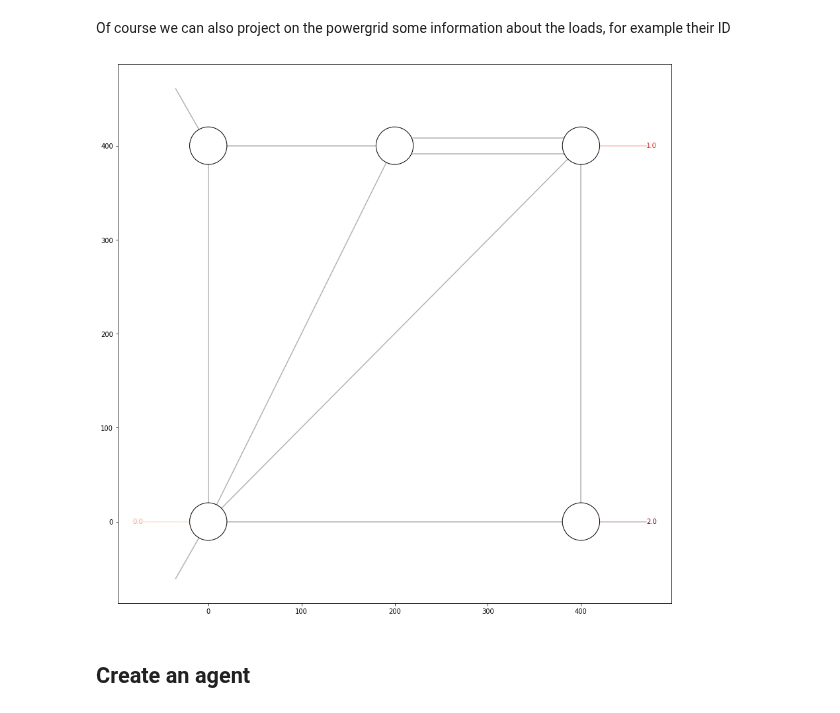
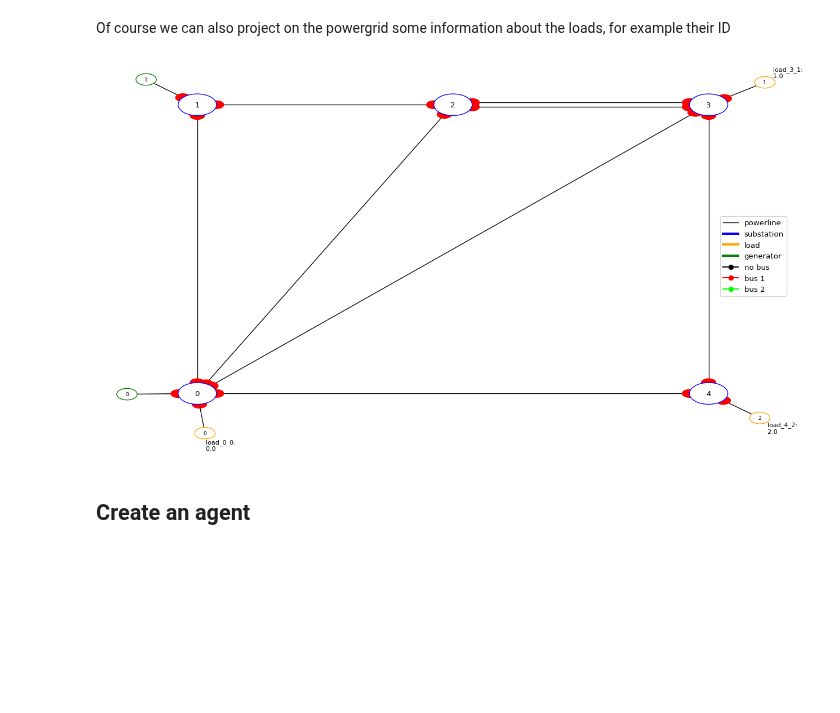
Before and after one commit to Grid2op/grid2op, a Jupyter notebook: getting_started/Example_5bus.ipynb, the cells around one changed output. Drawn from its saved outputs; the diff is of its cells as text; code cells hidden in the pictures; blank space fills up the shorter version.

```diff
--- a/getting_started/Example_5bus.ipynb
+++ b/getting_started/Example_5bus.ipynb
@@ -60,13 +43,9 @@ _ = plot_helper.plot_info(line_info=[None for el in range(env.n_line)],
 # %% [markdown]
 Of course we can also project on the powergrid some information about the loads, for example their ID
-# %%
-_ = plot_helper.plot_info(line_info=[None for el in range(env.n_line)],
-                          load_info=[el for el in range(env.n_load)],
-                          gen_info=[None for el in range(env.n_gen)],
-                          sub_info=[None for el in range(env.n_sub)],
-                          colormap="load")
-# %% [output]
-[figure, removed]
+# %%
+_ = plot_helper.plot_info(load_values=[el for el in range(env.n_load)])
+# %% [output]
+[figure, added]
 # %% [markdown]
 ## Create an agent
 # %% [markdown]
```
Also changed, not shown: parts of 11 cells of this notebook, 11 other files.
